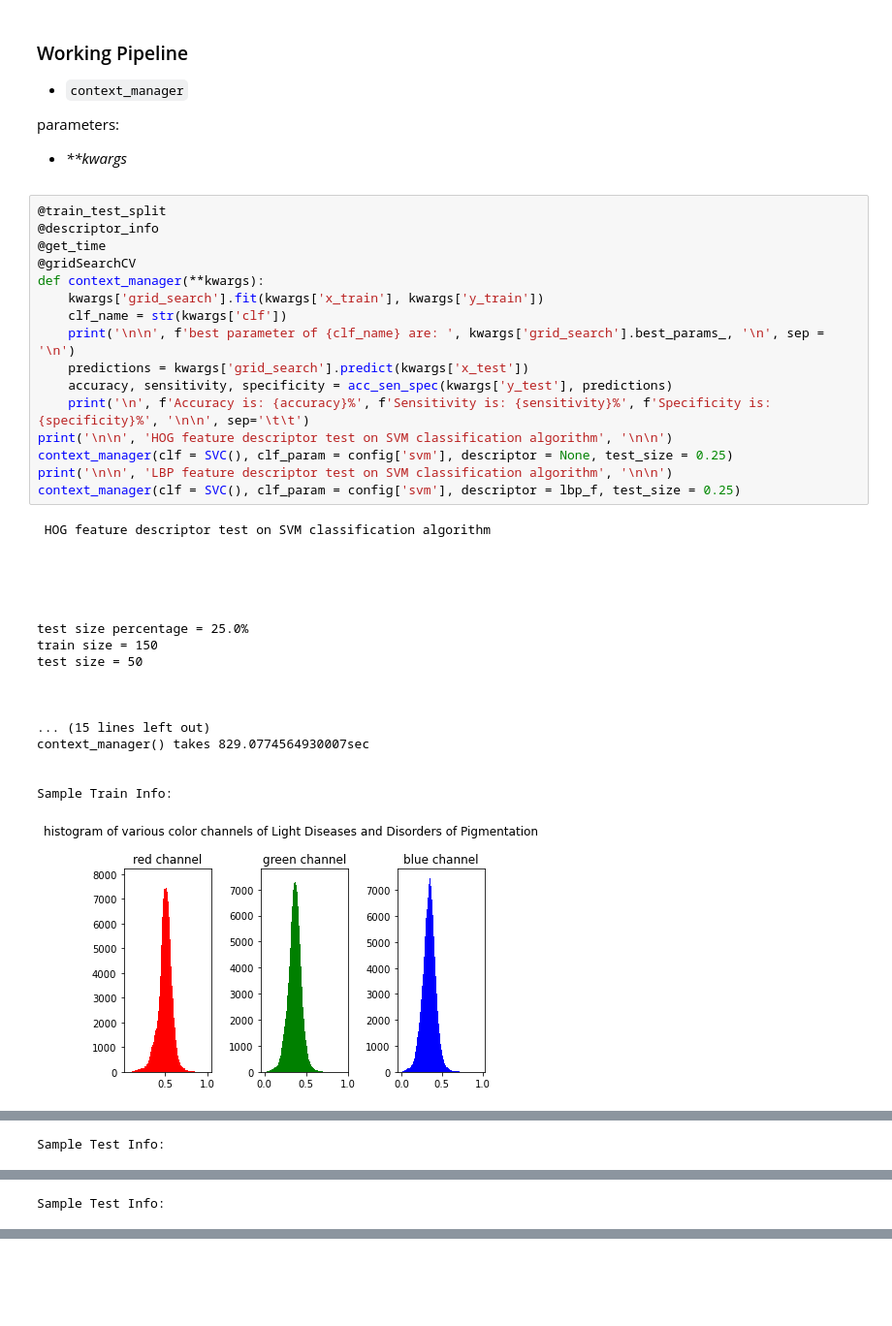
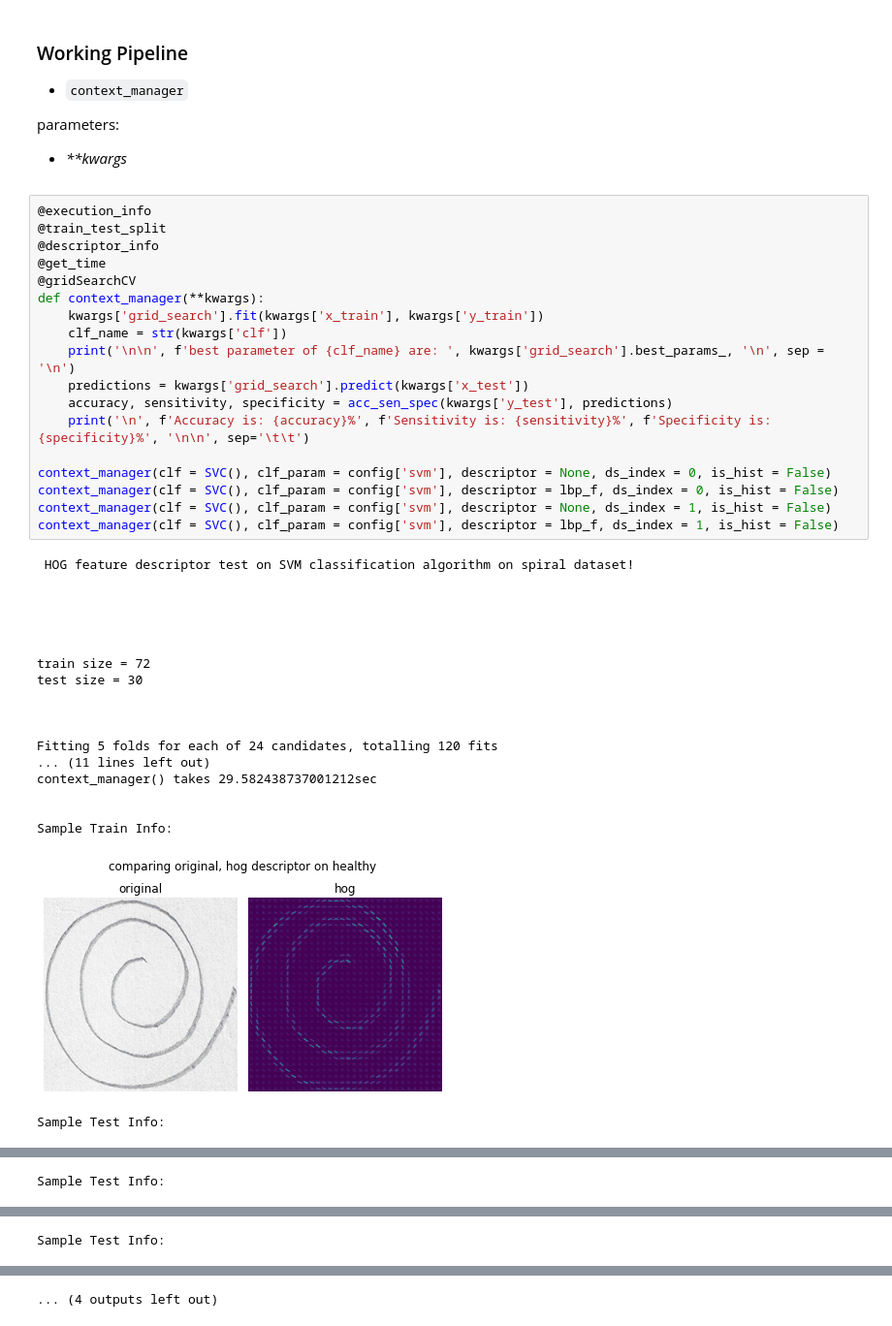
Before and after one commit to rjarman/feature-extraction-classification, a Jupyter notebook: main.ipynb, the cells around one changed output, grey strips where cells are left out. Shown at 97% size. Cells and saved outputs as stored; diff of their text form; blank space fills up the shorter version.

Commit message:
feat: update pipeline with new features and dataset

```diff
--- a/main.ipynb
+++ b/main.ipynb
@@ -423,37 +441,40 @@ def acc_sen_spec(y_test, prediction, isPercentage = True):
     </ul>
 </p>
 # %%
+@execution_info
 @train_test_split
 @descriptor_info
 @get_time
 @gridSearchCV
 def context_manager(**kwargs):
     kwargs['grid_search'].fit(kwargs['x_train'], kwargs['y_train'])
     clf_name = str(kwargs['clf'])
     print('\n\n', f'best parameter of {clf_name} are: ', kwargs['grid_search'].best_params_, '\n', sep = '\n')
     predictions = kwargs['grid_search'].predict(kwargs['x_test'])
     accuracy, sensitivity, specificity = acc_sen_spec(kwargs['y_test'], predictions)
     print('\n', f'Accuracy is: {accuracy}%', f'Sensitivity is: {sensitivity}%', f'Specificity is: {specificity}%', '\n\n', sep='\t\t')
-print('\n\n', 'HOG feature descriptor test on SVM classification algorithm', '\n\n')
-context_manager(clf = SVC(), clf_param = config['svm'], descriptor = None, test_size = 0.25)
-print('\n\n', 'LBP feature descriptor test on SVM classification algorithm', '\n\n')
-context_manager(clf = SVC(), clf_param = config['svm'], descriptor = lbp_f, test_size = 0.25)
+
+context_manager(clf = SVC(), clf_param = config['svm'], descriptor = None, ds_index = 0, is_hist = False)
+context_manager(clf = SVC(), clf_param = config['svm'], descriptor = lbp_f, ds_index = 0, is_hist = False)
+context_manager(clf = SVC(), clf_param = config['svm'], descriptor = None, ds_index = 1, is_hist = False)
+context_manager(clf = SVC(), clf_param = config['svm'], descriptor = lbp_f, ds_index = 1, is_hist = False)
 # %% [output]
- HOG feature descriptor test on SVM classification algorithm
+ HOG feature descriptor test on SVM classification algorithm on spiral dataset!
 
 
 
 
 
-test size percentage = 25.0%
-train size = 150
-test size = 50
+train size = 72
+test size = 30
 
 
 
-... (15 lines left out)
-context_manager() takes 829.0774564930007sec
+Fitting 5 folds for each of 24 candidates, totalling 120 fits
+... (11 lines left out)
+context_manager() takes 29.582438737001212sec
 
 
 Sample Train Info:
-[figure, old version]
+[figure, new version]
+Sample Test Info:
@@ -461 +481,0 @@ Sample Train Info:
-Sample Test Info:
@@ -462,0 +500 @@ Sample Test Info:
+Sample Test Info:
@@ -481,0 +520 @@ Sample Train Info:
+Sample Test Info:
@@ -483 +521,0 @@ Sample Train Info:
-Sample Test Info:
@@ -485,0 +522 @@ Sample Test Info:
+... (4 outputs left out)
```
Also changed, not shown: parts of 3 cells of this notebook.
